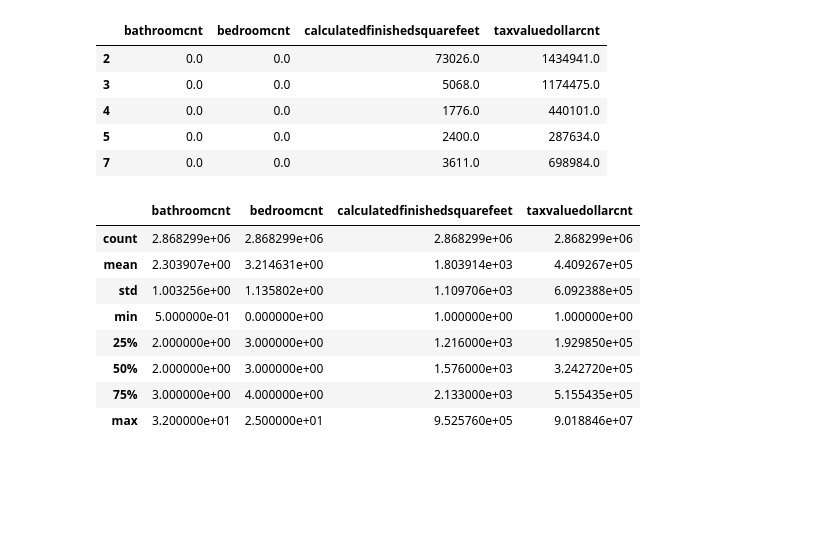
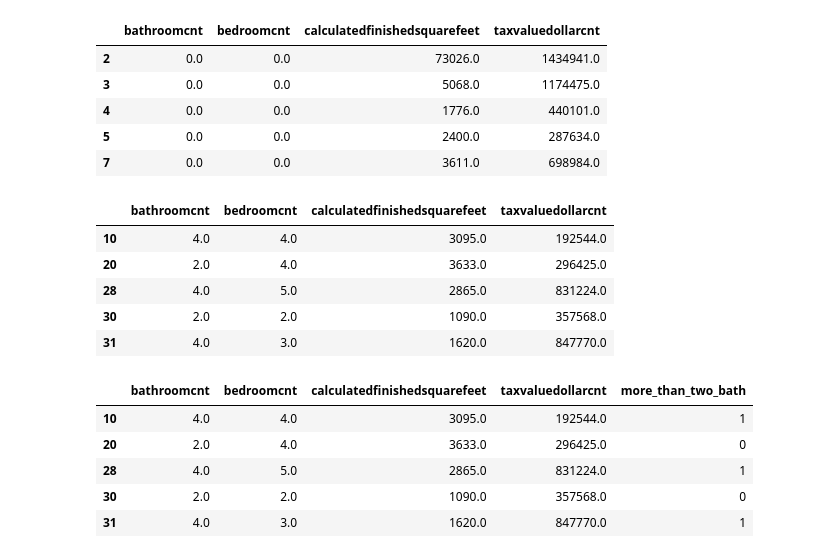
Before and after one commit to Robust-Analytics/zillow-project, a Jupyter notebook: prepare-chris.ipynb, the cells around one changed output. Drawn from its saved outputs; the diff is of its cells as text; code cells hidden in the pictures; blank space fills up the shorter version.

```diff
--- a/prepare-chris.ipynb
+++ b/prepare-chris.ipynb
@@ -305,14 +305,11 @@ df.head()
 # %%
 df = df[(df['bathroomcnt'] > 0) & (df['bathroomcnt'] > 0)]
 # %%
-df.describe()
+df.head()
 # %% [output]
 |  | bathroomcnt | bedroomcnt | calculatedfinishedsquarefeet | taxvaluedollarcnt |
-| count | 2.868299e+06 | 2.868299e+06 | 2.868299e+06 | 2.868299e+06 |
-| mean | 2.303907e+00 | 3.214631e+00 | 1.803914e+03 | 4.409267e+05 |
-| std | 1.003256e+00 | 1.135802e+00 | 1.109706e+03 | 6.092388e+05 |
-| min | 5.000000e-01 | 0.000000e+00 | 1.000000e+00 | 1.000000e+00 |
-| 25% | 2.000000e+00 | 3.000000e+00 | 1.216000e+03 | 1.929850e+05 |
-| 50% | 2.000000e+00 | 3.000000e+00 | 1.576000e+03 | 3.242720e+05 |
-| 75% | 3.000000e+00 | 4.000000e+00 | 2.133000e+03 | 5.155435e+05 |
-| max | 3.200000e+01 | 2.500000e+01 | 9.525760e+05 | 9.018846e+07 |
+| 10 | 4.0 | 4.0 | 3095.0 | 192544.0 |
+| 20 | 2.0 | 4.0 | 3633.0 | 296425.0 |
+| 28 | 4.0 | 5.0 | 2865.0 | 831224.0 |
+| 30 | 2.0 | 2.0 | 1090.0 | 357568.0 |
+| 31 | 4.0 | 3.0 | 1620.0 | 847770.0 |
@@ -318,0 +318,9 @@ df.describe()
+# %%
+df.head()
+# %% [output]
+|  | bathroomcnt | bedroomcnt | calculatedfinishedsquarefeet | taxvaluedollarcnt | more_than_two_bath |
+| 10 | 4.0 | 4.0 | 3095.0 | 192544.0 | 1 |
+| 20 | 2.0 | 4.0 | 3633.0 | 296425.0 | 0 |
+| 28 | 4.0 | 5.0 | 2865.0 | 831224.0 | 1 |
+| 30 | 2.0 | 2.0 | 1090.0 | 357568.0 | 0 |
+| 31 | 4.0 | 3.0 | 1620.0 | 847770.0 | 1 |
```
Also changed, not shown: parts of 3 cells of this notebook, 3 other files.
